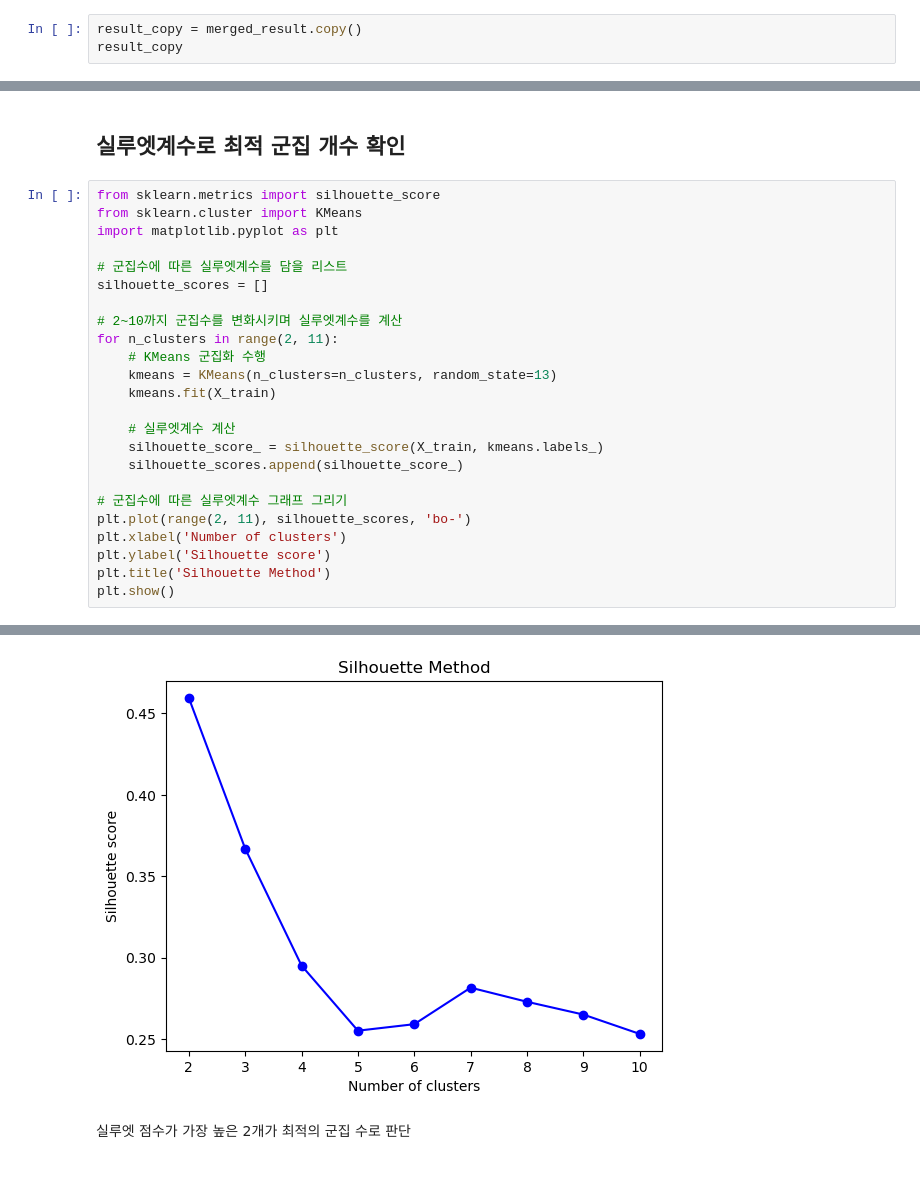
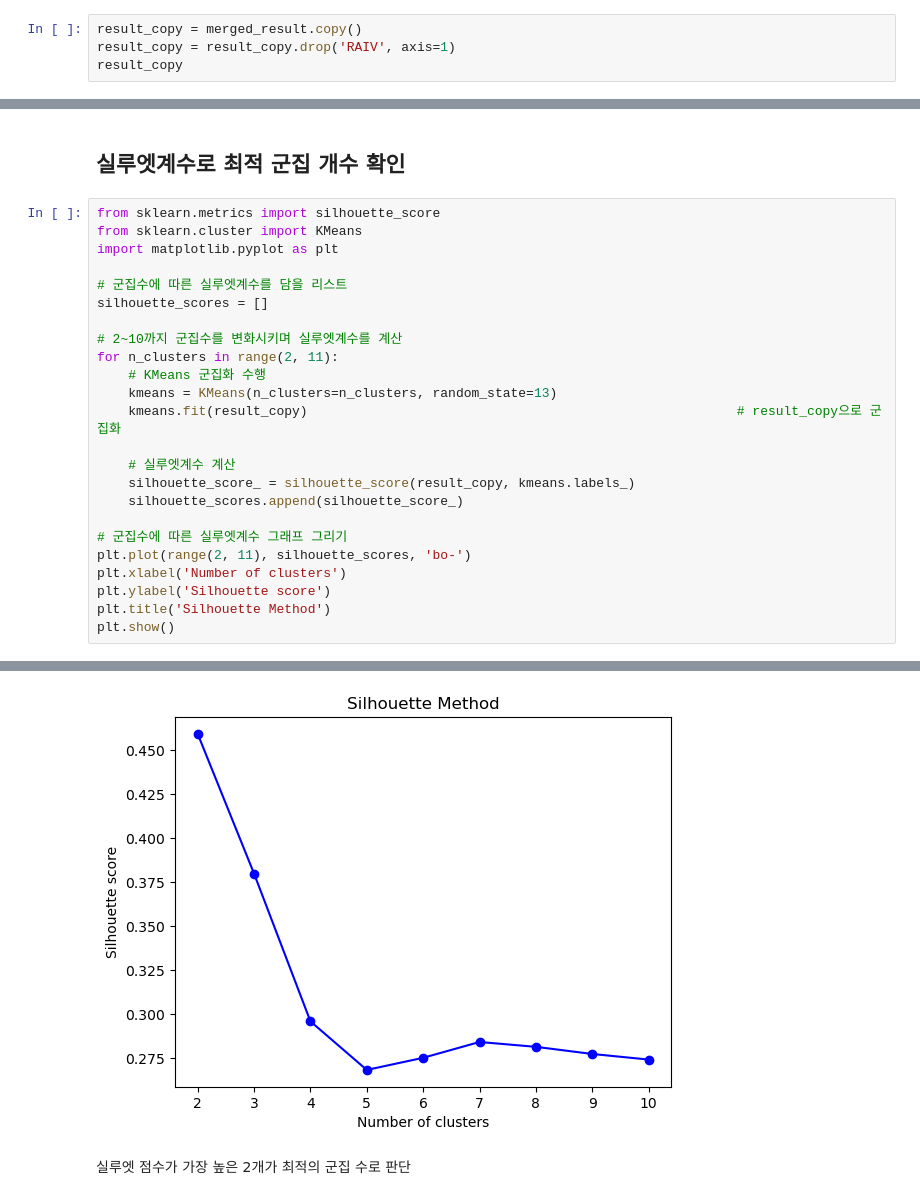
Before and after one commit to JoQri/ML_kidney_project, a Jupyter notebook: sub/v1.ipynb, the cells around one changed output, grey strips where cells are left out. Cells and saved outputs as stored; diff of their text form.

```diff
--- a/sub/v1.ipynb
+++ b/sub/v1.ipynb
@@ -522,5 +560,6 @@ RAIV80이상인 데이터없는 데이터 새로 만들어줌
 # %%
 result_copy = merged_result.copy()
+result_copy = result_copy.drop('RAIV', axis=1)
 result_copy
 # %% [output]
 |  | T_surface_loc | T_Sinus_dt | T_height_loc | T_GM_over | T_size | T_exophytic | T_near_Ureter | T_rel_Ureter | ... |
@@ -560,10 +590,10 @@ silhouette_scores = []
 for n_clusters in range(2, 11):
     # KMeans 군집화 수행
     kmeans = KMeans(n_clusters=n_clusters, random_state=13)
-    kmeans.fit(X_train)
+    kmeans.fit(result_copy)                                                       # result_copy으로 군집화
 
     # 실루엣계수 계산
-    silhouette_score_ = silhouette_score(X_train, kmeans.labels_)
+    silhouette_score_ = silhouette_score(result_copy, kmeans.labels_)
     silhouette_scores.append(silhouette_score_)
 
 # 군집수에 따른 실루엣계수 그래프 그리기
@@ -589,4 +606,4 @@ UnicodeDecodeError: 'utf-8' codec can't decode byte 0xb1 in position 24: invalid
-[figure, old version]
+[figure, new version]
 # %% [markdown]
 실루엣 점수가 가장 높은 2개가 최적의 군집 수로 판단
 # %% [markdown]
```
Also changed, not shown: parts of 16 cells of this notebook.
